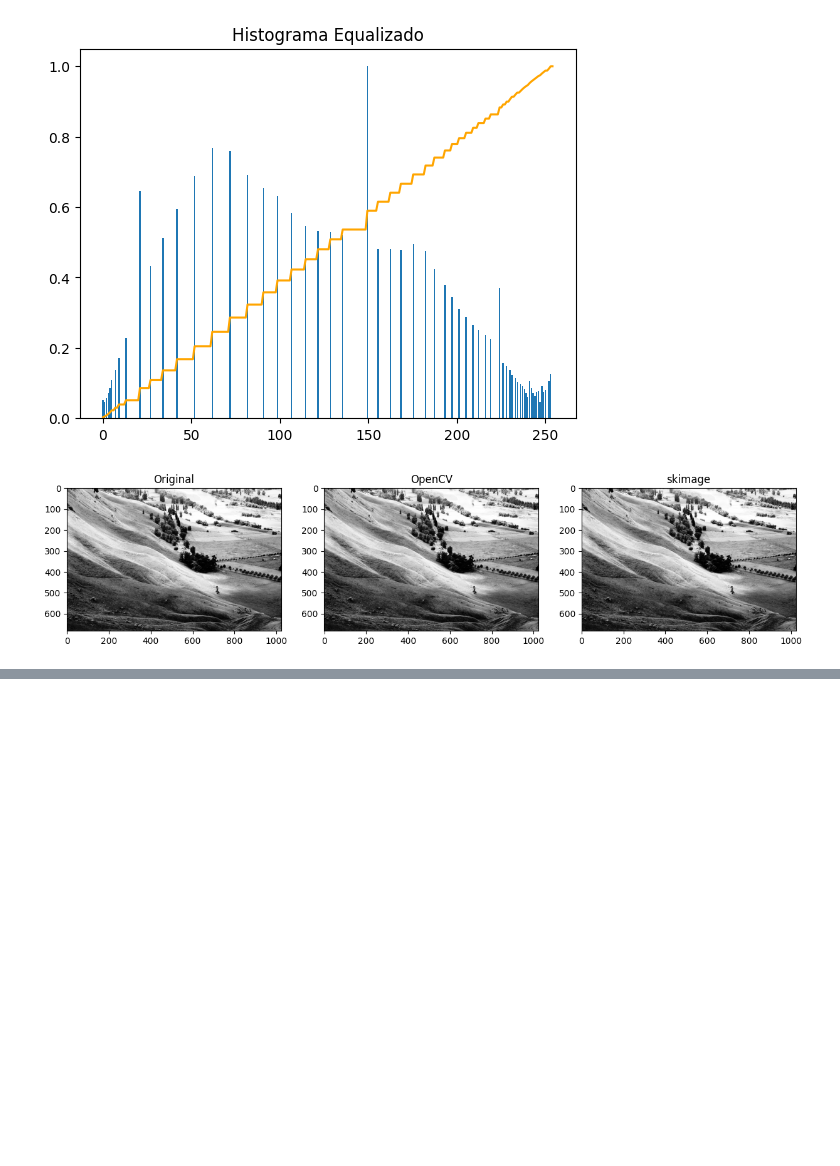
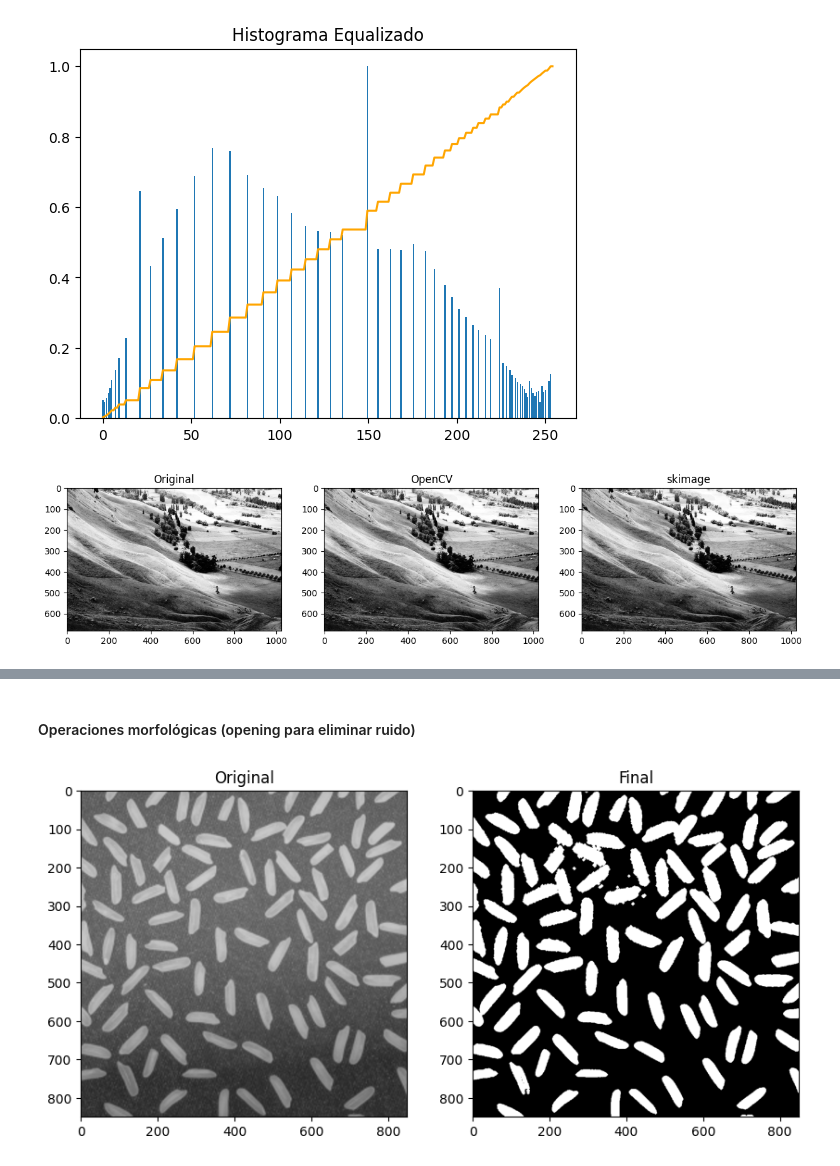
Before and after one commit to TheKiesling/computer-vision, a Jupyter notebook: lab1.ipynb, the cells around one changed output, grey strips where cells are left out. Saved outputs shown, nothing was run; the diff lists cells and outputs as text; code cells hidden in the pictures; blank space fills up the shorter version.

```diff
--- a/lab1.ipynb
+++ b/lab1.ipynb
@@ -102,0 +181,16 @@ plt.show()
+# %% [markdown]
+#### Operaciones morfológicas (opening para eliminar ruido)
+# %%
+disk = mo.diamond(4)
+image_open = mo.binary_opening(image_segmented, disk)
+# %%
+plt.figure(figsize=(10,5))
+plt.subplot(1,2,1)
+plt.imshow(image_original, cmap='gray')
+plt.title("Original")
+plt.subplot(1,2,2)
+plt.imshow(image_open, cmap='gray')
+plt.title("Final")
+plt.show()
+# %% [output]
+[figure, added]
```
Also changed, not shown: parts of 14 cells of this notebook, 1 other file.
